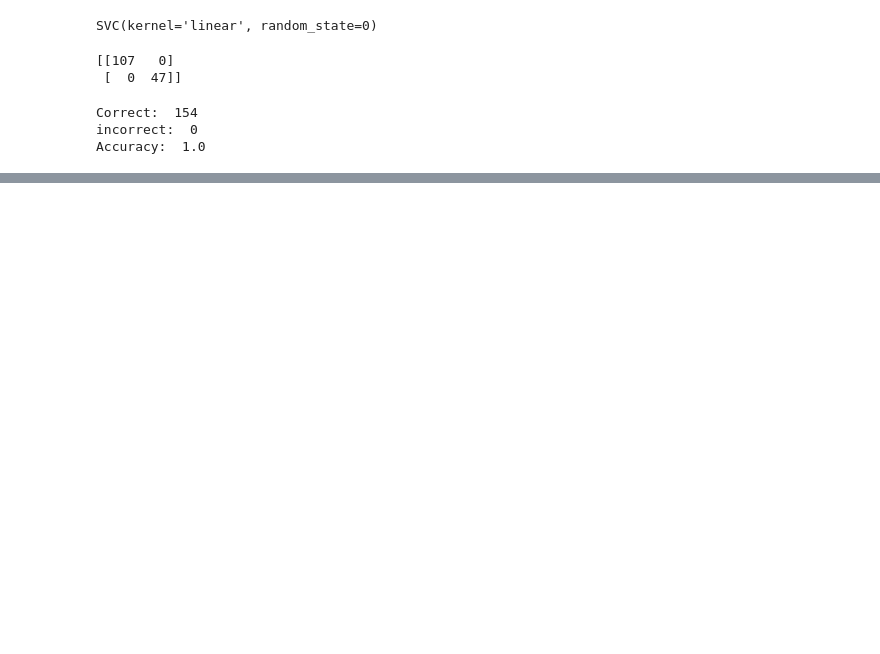
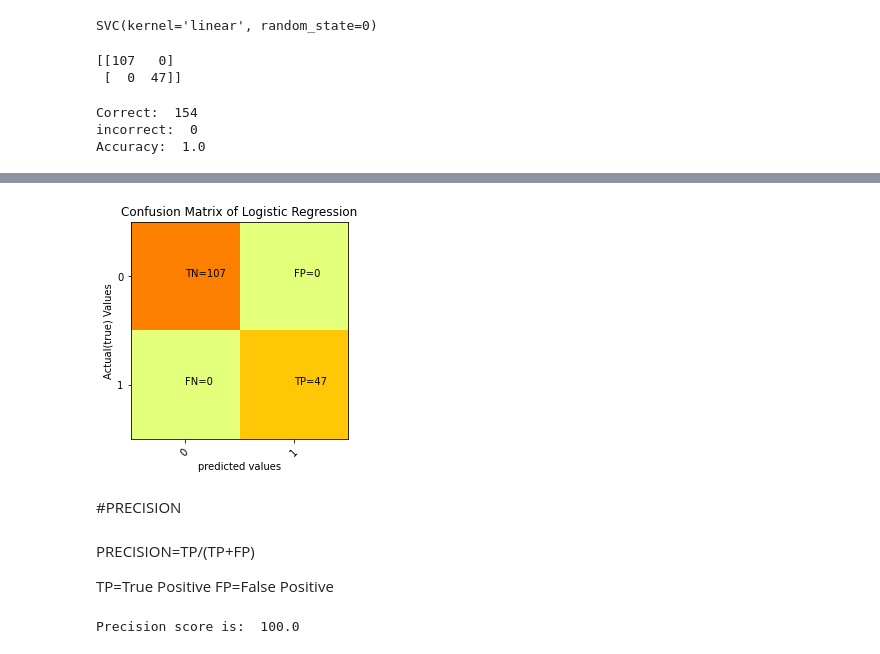
Before and after one commit to uddeshya-23/Ace, a Jupyter notebook: MajorproassignML.ipynb, the cells around one changed output, grey strips where cells are left out. Drawn from its saved outputs; the diff is of its cells as text; code cells hidden in the pictures; blank space fills up the shorter version.

```diff
--- a/MajorproassignML.ipynb
+++ b/MajorproassignML.ipynb
@@ -409,0 +476,32 @@ Accuracy:  1.0
+# %%
+plt.clf()
+plt.imshow(cm, interpolation='nearest', cmap=plt.cm.Wistia)
+classNames=['0','1']
+plt.title('Confusion Matrix of Logistic Regression')
+plt.ylabel('Actual(true) Values')
+plt.xlabel('predicted values')
+tick_marks=np.arange(len(classNames))
+plt.xticks(tick_marks, classNames, rotation=45)
+plt.yticks(tick_marks, classNames)
+
+r=[['TN', 'FP'],['FN','TP']]
+for i in range(2):
+  for j in range(2):
+    plt.text(j,i,str(r[i][j])+"="+str(cm[i][j]))
+
+plt.show()
+# %% [output]
+[figure, added]
+# %% [markdown]
+#PRECISION
+# %% [markdown]
+PRECISION=TP/(TP+FP)
+
+
+TP=True Positive
+FP=False Positive
+# %%
+from sklearn.metrics import precision_score
+print("Precision score is: ",precision_score(y_test, lr_pred)*100)
+# %% [output]
+Precision score is:  100.0
```
Also changed, not shown: parts of 15 cells of this notebook.
